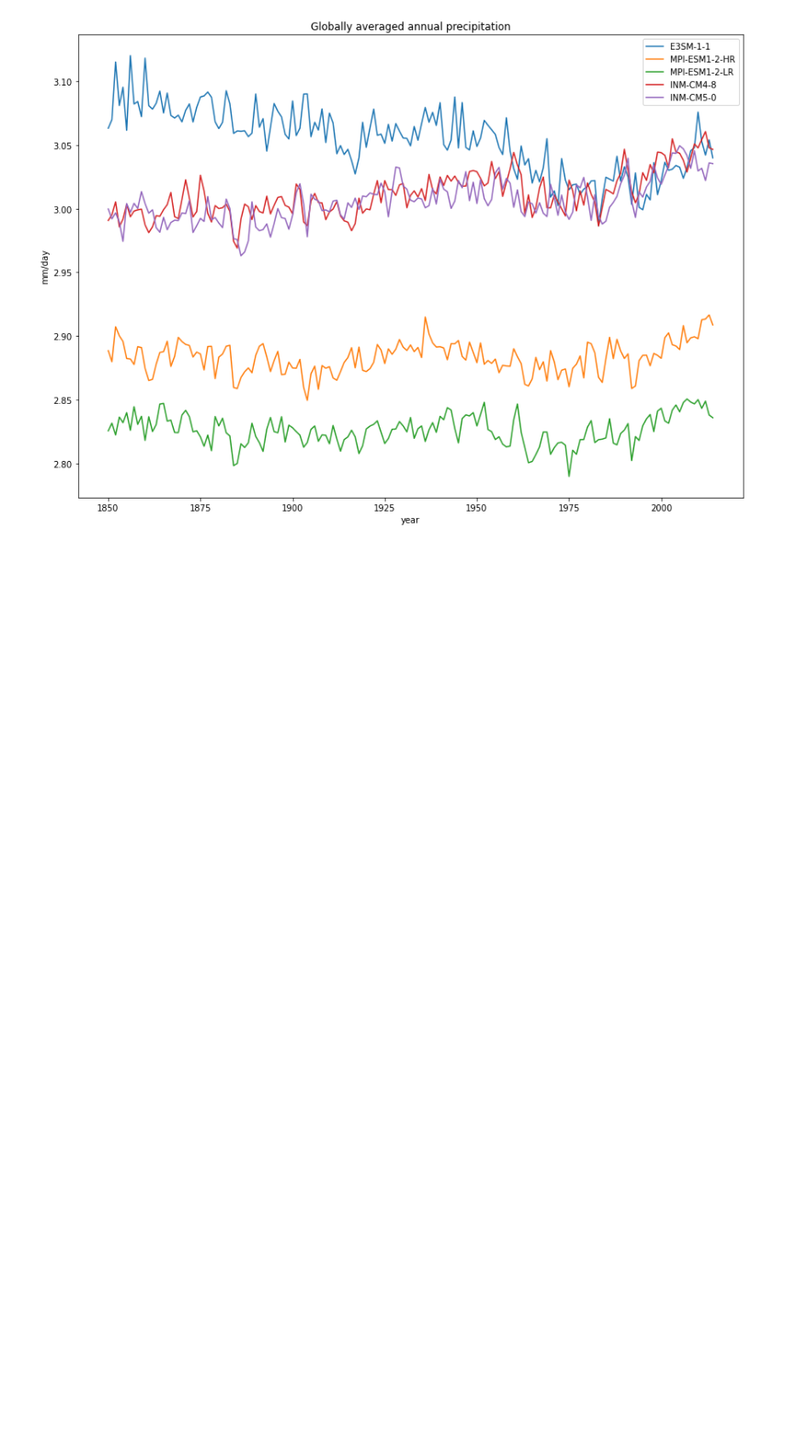
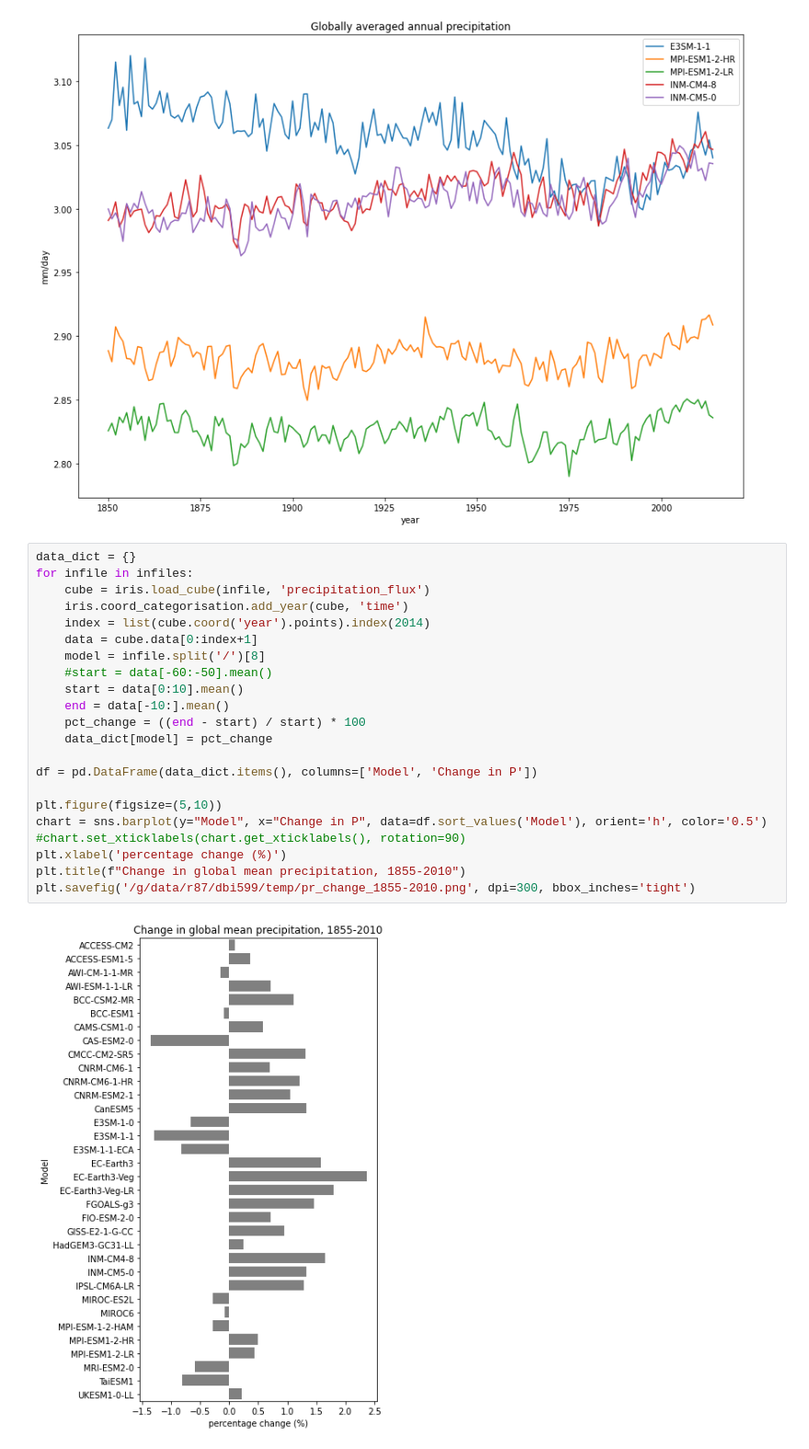
Before and after one commit to DamienIrving/ocean-analysis, a Jupyter notebook: workflows/global_precip.ipynb, the cells around one changed output. Shown at 92% size. Cells and saved outputs as stored; diff of their text form; blank space fills up the shorter version.

Commit message:
Added different time periods

```diff
--- a/workflows/global_precip.ipynb
+++ b/workflows/global_precip.ipynb
@@ -21,6 +22,30 @@ plt.ylabel('mm/day')
 plt.savefig('/g/data/r87/dbi599/temp/pr_timeseries.png', bbox_inches='tight')
 # %% [output]
 [figure]
+# %%
+data_dict = {}
+for infile in infiles:
+    cube = iris.load_cube(infile, 'precipitation_flux')
+    iris.coord_categorisation.add_year(cube, 'time')
+    index = list(cube.coord('year').points).index(2014)
+    data = cube.data[0:index+1]
+    model = infile.split('/')[8]
+    #start = data[-60:-50].mean()
+    start = data[0:10].mean()
+    end = data[-10:].mean()
+    pct_change = ((end - start) / start) * 100
+    data_dict[model] = pct_change
+
+df = pd.DataFrame(data_dict.items(), columns=['Model', 'Change in P'])
+
+plt.figure(figsize=(5,10))
+chart = sns.barplot(y="Model", x="Change in P", data=df.sort_values('Model'), orient='h', color='0.5')
+#chart.set_xticklabels(chart.get_xticklabels(), rotation=90)
+plt.xlabel('percentage change (%)')
+plt.title(f"Change in global mean precipitation, 1855-2010")
+plt.savefig('/g/data/r87/dbi599/temp/pr_change_1855-2010.png', dpi=300, bbox_inches='tight')
+# %% [output]
+[figure, added]
 # %%
 data_dict = {}
 for infile in infiles:
```
Also changed, not shown: parts of 4 cells of this notebook.
